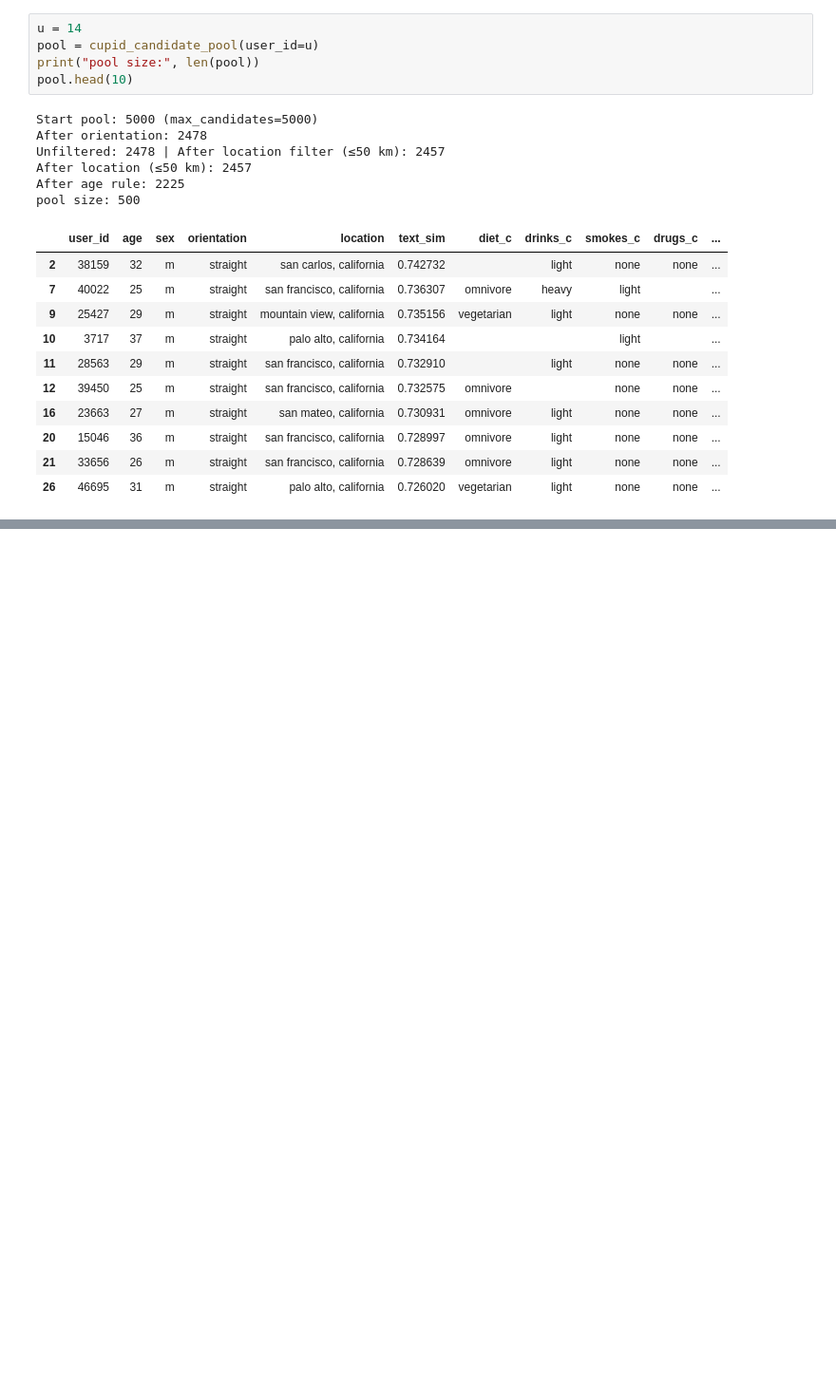
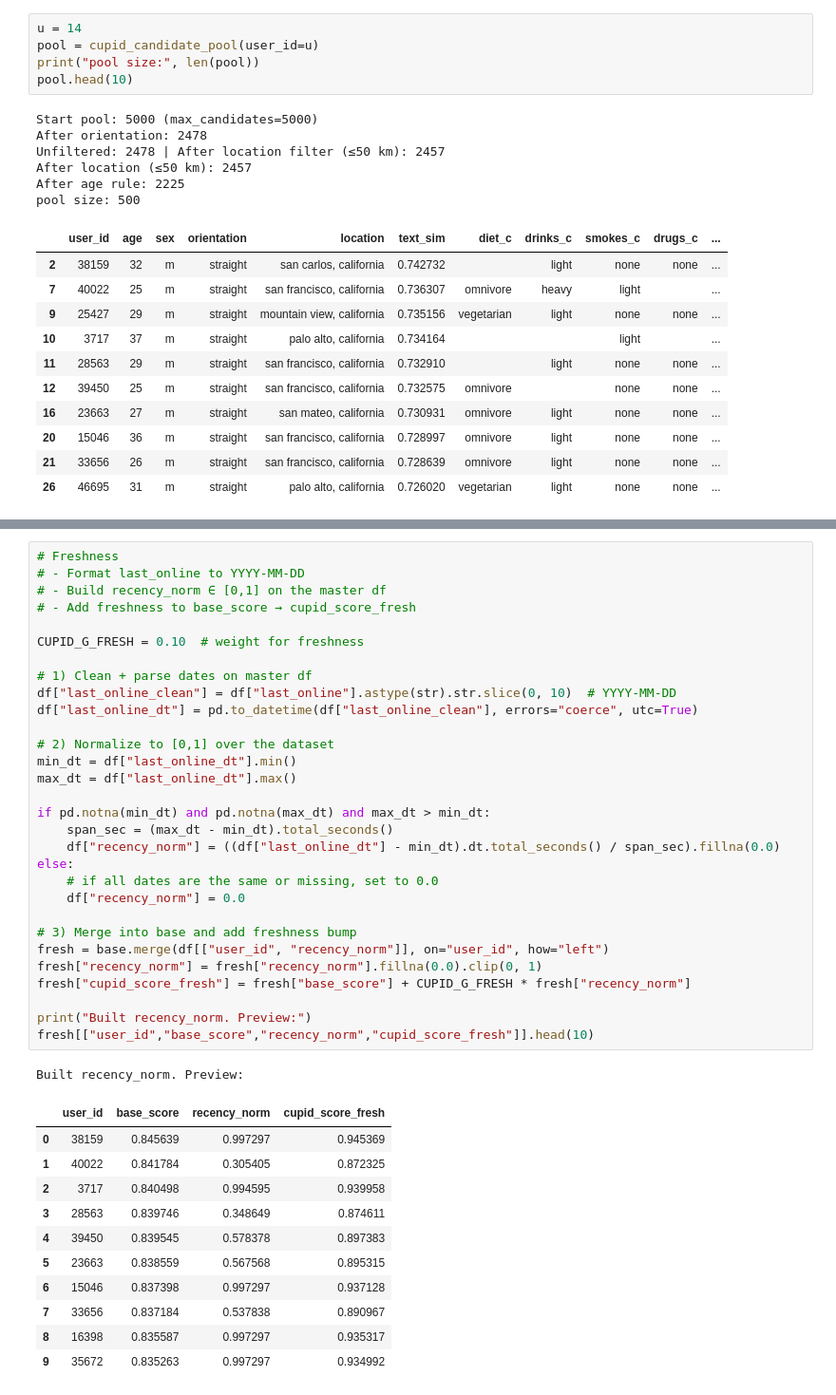
Before and after one commit to KrishaVeera/Decoding-the-Dating-Game, a Jupyter notebook: Custom_Dating_Model.ipynb, the cells around one changed output, grey strips where cells are left out. Shown at 95% size. Saved outputs shown, nothing was run; the diff lists cells and outputs as text; blank space fills up the shorter version.

```diff
--- a/Custom_Dating_Model.ipynb
+++ b/Custom_Dating_Model.ipynb
@@ -91,0 +163,43 @@ pool size: 500
+# %%
+# Freshness
+# - Format last_online to YYYY-MM-DD
+# - Build recency_norm ∈ [0,1] on the master df
+# - Add freshness to base_score → cupid_score_fresh
+
+CUPID_G_FRESH = 0.10  # weight for freshness
+
+# 1) Clean + parse dates on master df
+df["last_online_clean"] = df["last_online"].astype(str).str.slice(0, 10)  # YYYY-MM-DD
+df["last_online_dt"] = pd.to_datetime(df["last_online_clean"], errors="coerce", utc=True)
+
+# 2) Normalize to [0,1] over the dataset
+min_dt = df["last_online_dt"].min()
+max_dt = df["last_online_dt"].max()
+
+if pd.notna(min_dt) and pd.notna(max_dt) and max_dt > min_dt:
+    span_sec = (max_dt - min_dt).total_seconds()
+    df["recency_norm"] = ((df["last_online_dt"] - min_dt).dt.total_seconds() / span_sec).fillna(0.0)
+else:
+    # if all dates are the same or missing, set to 0.0
+    df["recency_norm"] = 0.0
+
+# 3) Merge into base and add freshness bump
+fresh = base.merge(df[["user_id", "recency_norm"]], on="user_id", how="left")
+fresh["recency_norm"] = fresh["recency_norm"].fillna(0.0).clip(0, 1)
+fresh["cupid_score_fresh"] = fresh["base_score"] + CUPID_G_FRESH * fresh["recency_norm"]
+
+print("Built recency_norm. Preview:")
+fresh[["user_id","base_score","recency_norm","cupid_score_fresh"]].head(10)
+# %% [output]
+Built recency_norm. Preview:
+|  | user_id | base_score | recency_norm | cupid_score_fresh |
+| 0 | 38159 | 0.845639 | 0.997297 | 0.945369 |
+| 1 | 40022 | 0.841784 | 0.305405 | 0.872325 |
+| 2 | 3717 | 0.840498 | 0.994595 | 0.939958 |
+| 3 | 28563 | 0.839746 | 0.348649 | 0.874611 |
+| 4 | 39450 | 0.839545 | 0.578378 | 0.897383 |
+| 5 | 23663 | 0.838559 | 0.567568 | 0.895315 |
+| 6 | 15046 | 0.837398 | 0.997297 | 0.937128 |
+| 7 | 33656 | 0.837184 | 0.537838 | 0.890967 |
+| 8 | 16398 | 0.835587 | 0.997297 | 0.935317 |
+| 9 | 35672 | 0.835263 | 0.997297 | 0.934992 |
```
Also changed, not shown: parts of 4 cells of this notebook.
